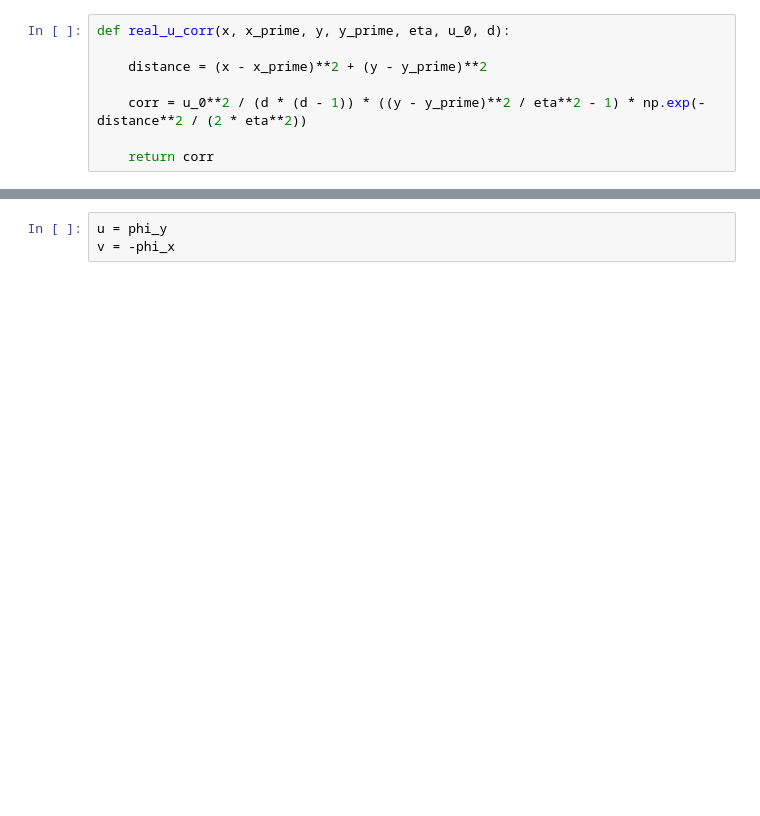
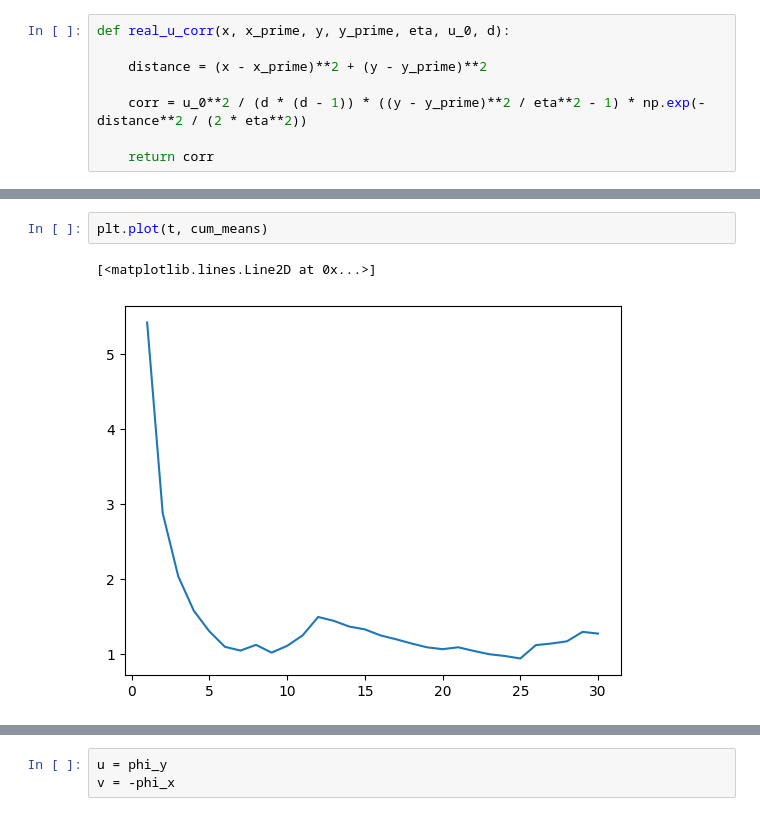
Before and after one commit to AlonsoFernandezVM/Pattern-formation-in-a-phytoplankton-population-based-on-stochastic-models-of-the-ocean-turbulence, a Jupyter notebook: notebooks/random_constant_flow.ipynb, the cells around one changed output, grey strips where cells are left out. Drawn from its saved outputs; the diff is of its cells as text; blank space fills up the shorter version.

```diff
--- a/notebooks/random_constant_flow.ipynb
+++ b/notebooks/random_constant_flow.ipynb
@@ -110,0 +199,5 @@ X.shape
+# %%
+plt.plot(t, cum_means)
+# %% [output]
+[<matplotlib.lines.Line2D at 0x...>]
+[figure, added]
```
Also changed, not shown: parts of 37 cells of this notebook.
